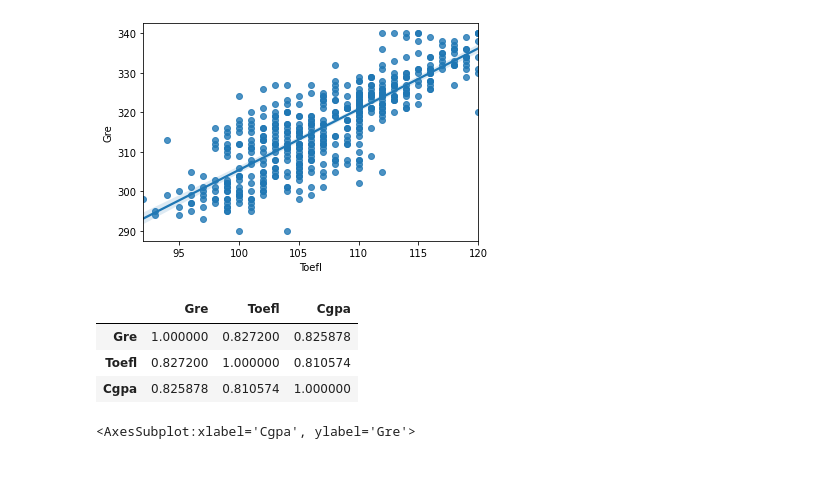
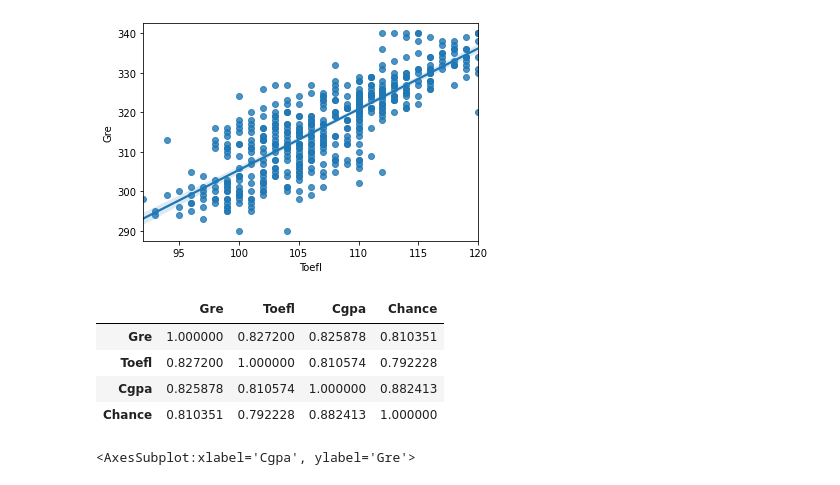
Before and after one commit to srikanthpragada/DS_18_MAY_2021, a Jupyter notebook: admission/admission.ipynb, the cells around one changed output. Cells and saved outputs as stored; diff of their text form; code cells hidden in the pictures.

```diff
--- a/admission/admission.ipynb
+++ b/admission/admission.ipynb
@@ -178,12 +178,13 @@ sns.regplot(x="Toefl", y="Gre", data = df)
 <AxesSubplot:xlabel='Toefl', ylabel='Gre'>
 [figure]
 # %%
-df[['Gre','Toefl','Cgpa']].corr()
+df[['Gre','Toefl','Cgpa','Chance']].corr()
 # %% [output]
-|  | Gre | Toefl | Cgpa |
-| Gre | 1.000000 | 0.827200 | 0.825878 |
-| Toefl | 0.827200 | 1.000000 | 0.810574 |
-| Cgpa | 0.825878 | 0.810574 | 1.000000 |
+|  | Gre | Toefl | Cgpa | Chance |
+| Gre | 1.000000 | 0.827200 | 0.825878 | 0.810351 |
+| Toefl | 0.827200 | 1.000000 | 0.810574 | 0.792228 |
+| Cgpa | 0.825878 | 0.810574 | 1.000000 | 0.882413 |
+| Chance | 0.810351 | 0.792228 | 0.882413 | 1.000000 |
 # %%
 sns.regplot(x='Cgpa',y = 'Gre', data  = df, ci = False)
 # %% [output]
```
Also changed, not shown: parts of 5 cells of this notebook.
